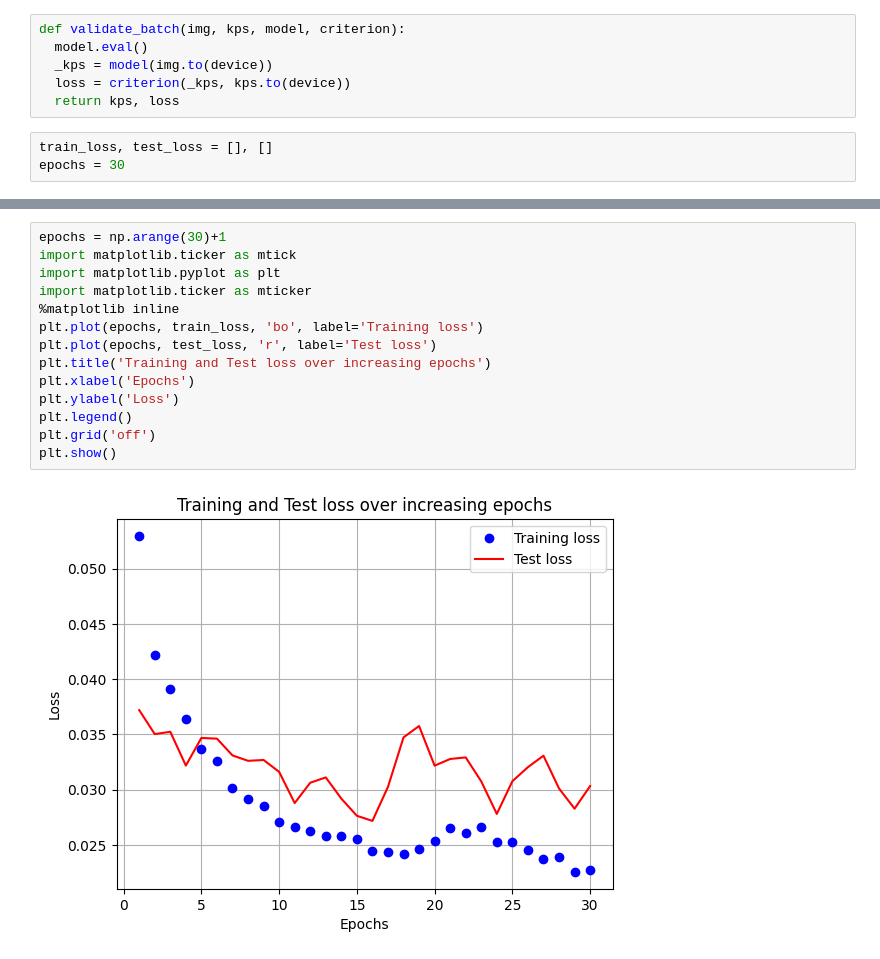
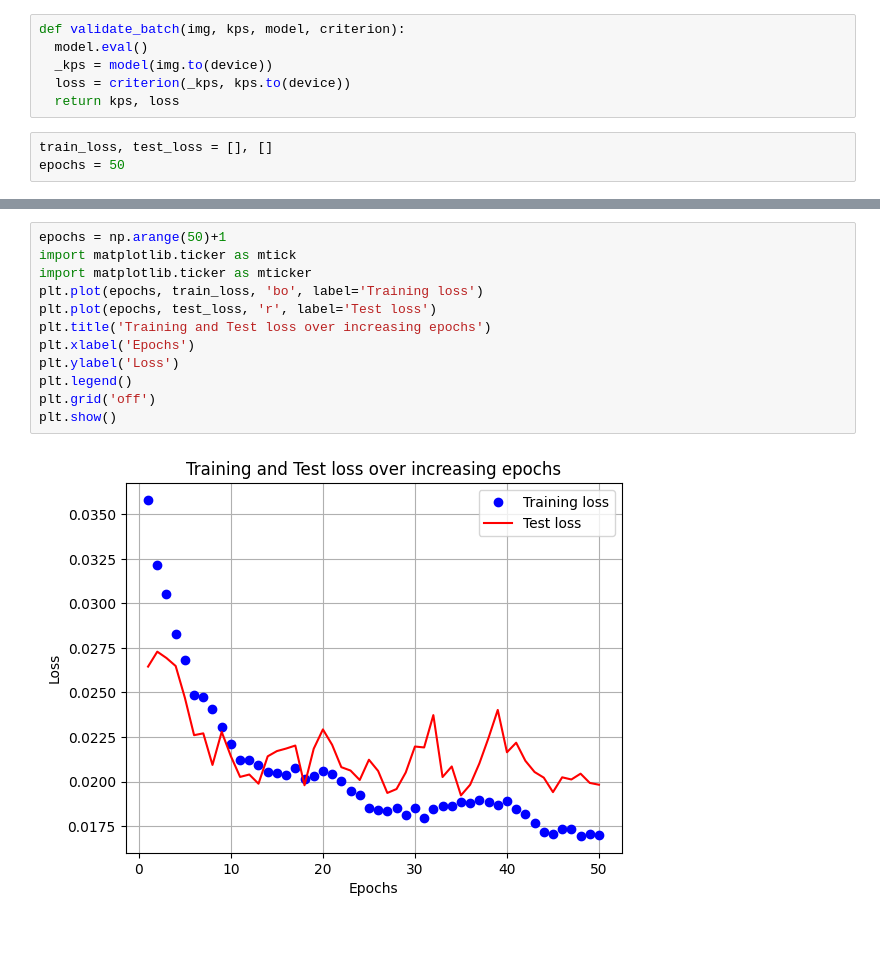
Before and after one commit to sehrish-noreen/computer-vision, a Jupyter notebook: 19-facial-key-point-detection.ipynb, the cells around one changed output, grey strips where cells are left out. Saved outputs shown, nothing was run; the diff lists cells and outputs as text.

```diff
--- a/19-facial-key-point-detection.ipynb
+++ b/19-facial-key-point-detection.ipynb
@@ -122,6 +130,6 @@ def validate_batch(img, kps, model, criterion):
   return kps, loss
 # %%
 train_loss, test_loss = [], []
-epochs = 30
+epochs = 50
 # %%
 for epoch in range(epochs):
@@ -161,17 +169,15 @@ for epoch in range(epochs):
 # %%
-epochs = np.arange(30)+1
+epochs = np.arange(50)+1
 import matplotlib.ticker as mtick
-import matplotlib.pyplot as plt
 import matplotlib.ticker as mticker
-%matplotlib inline
 plt.plot(epochs, train_loss, 'bo', label='Training loss')
 plt.plot(epochs, test_loss, 'r', label='Test loss')
 plt.title('Training and Test loss over increasing epochs')
 plt.xlabel('Epochs')
 plt.ylabel('Loss')
 plt.legend()
 plt.grid('off')
 plt.show()
 # %% [output]
-[figure, old version]
+[figure, new version]
 # %%
```
Also changed, not shown: parts of 4 cells of this notebook.
